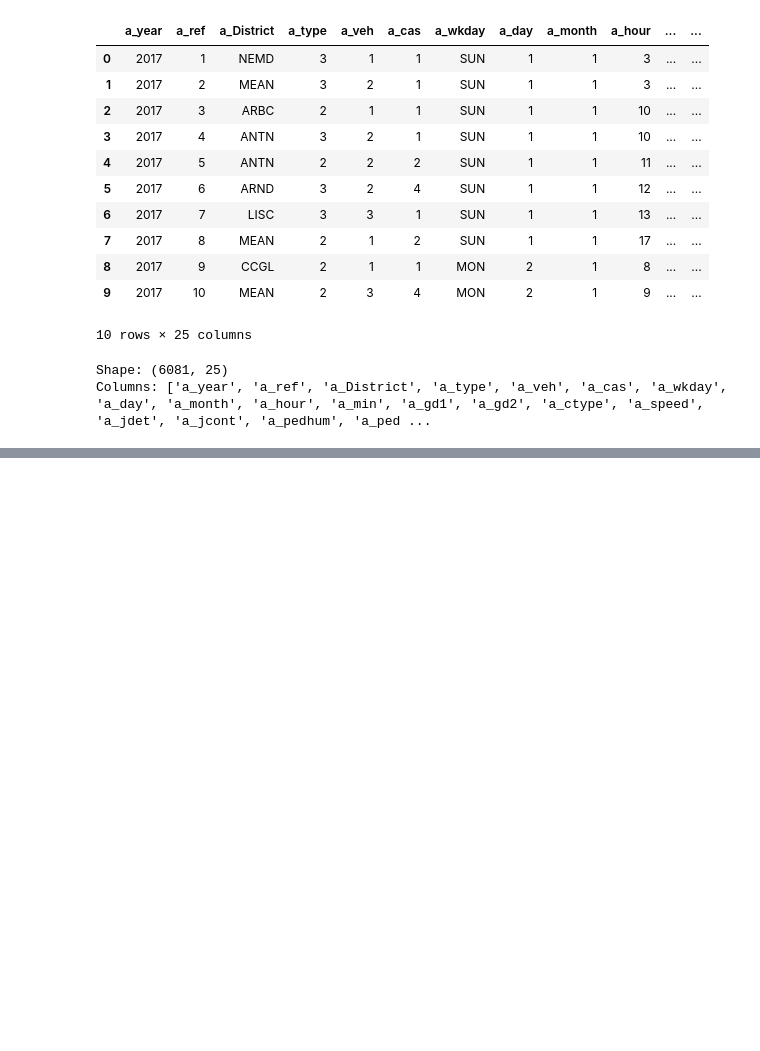
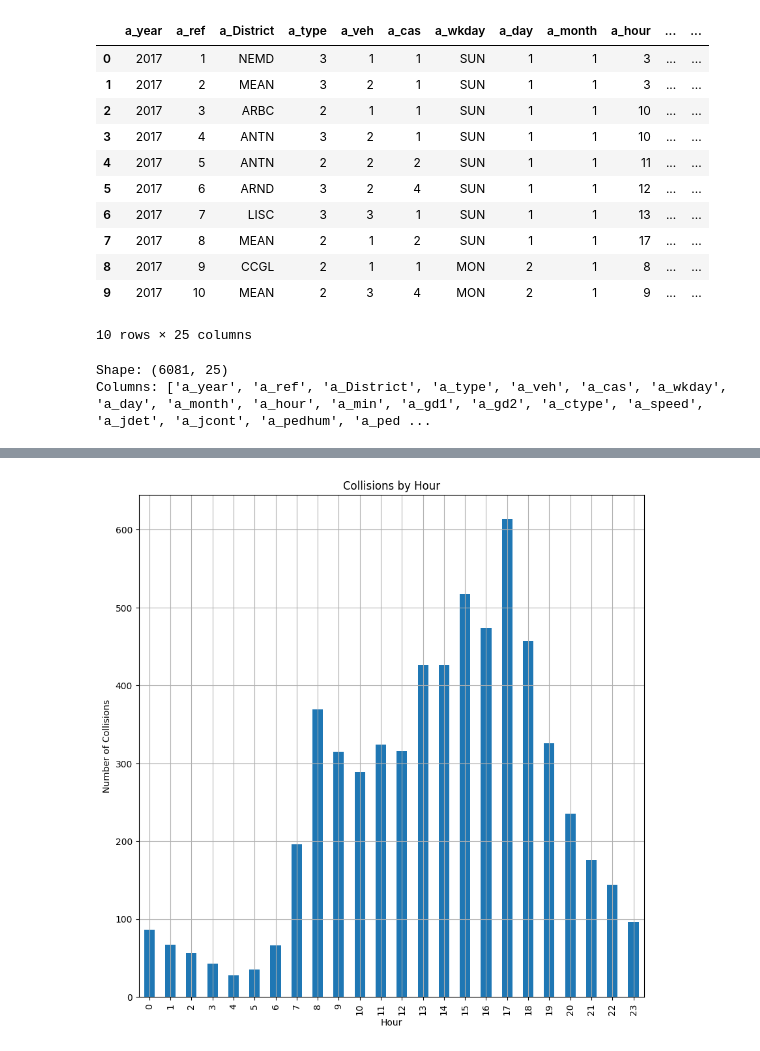
Before and after one commit to dthomas1108/year4-data-visualisation-assignment, a Jupyter notebook: VehicleCollisionAssignment.ipynb, the cells around one changed output, grey strips where cells are left out. Cells and saved outputs as stored; diff of their text form; code cells hidden in the pictures; blank space fills up the shorter version.

Commit message:
fixed heatmap and added bar charts for time based features

```diff
--- a/VehicleCollisionAssignment.ipynb
+++ b/VehicleCollisionAssignment.ipynb
@@ -68,0 +110,10 @@ print(df[['a_gd1', 'a_gd2', 'longitude', 'latitude']].head(10))
+# %%
+#Collisions by Hour
+df['a_hour'].value_counts().sort_index().plot(kind='bar', figsize=(10,10))
+plt.title('Collisions by Hour')
+plt.xlabel('Hour')
+plt.ylabel('Number of Collisions')
+plt.grid(True)
+plt.show()
+# %% [output]
+[figure, added]
```
Also changed, not shown: parts of 7 cells of this notebook.
